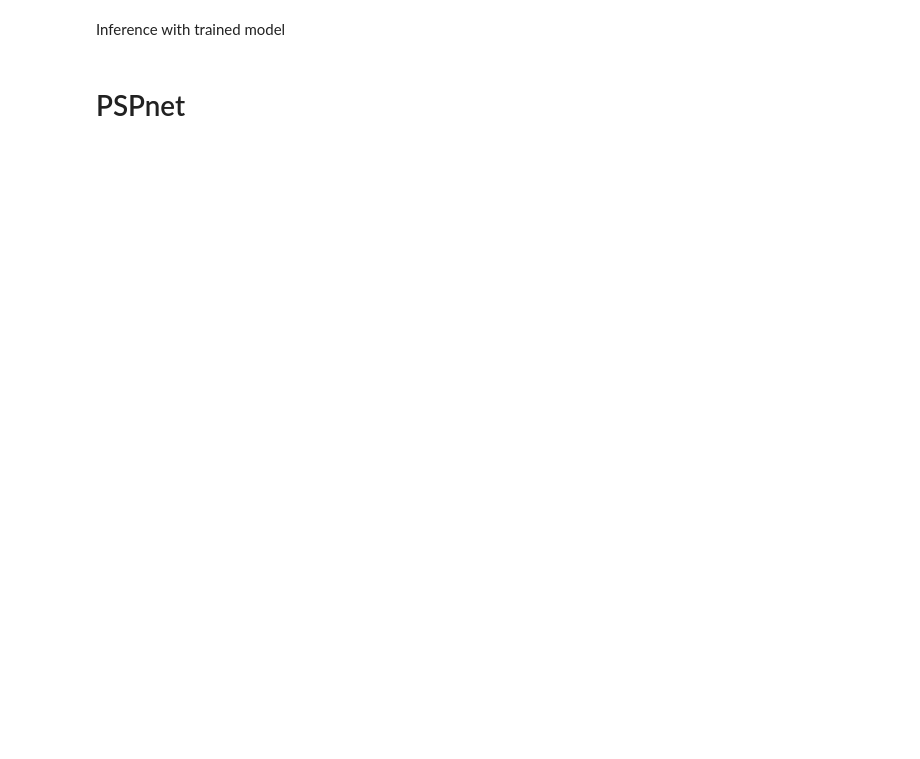
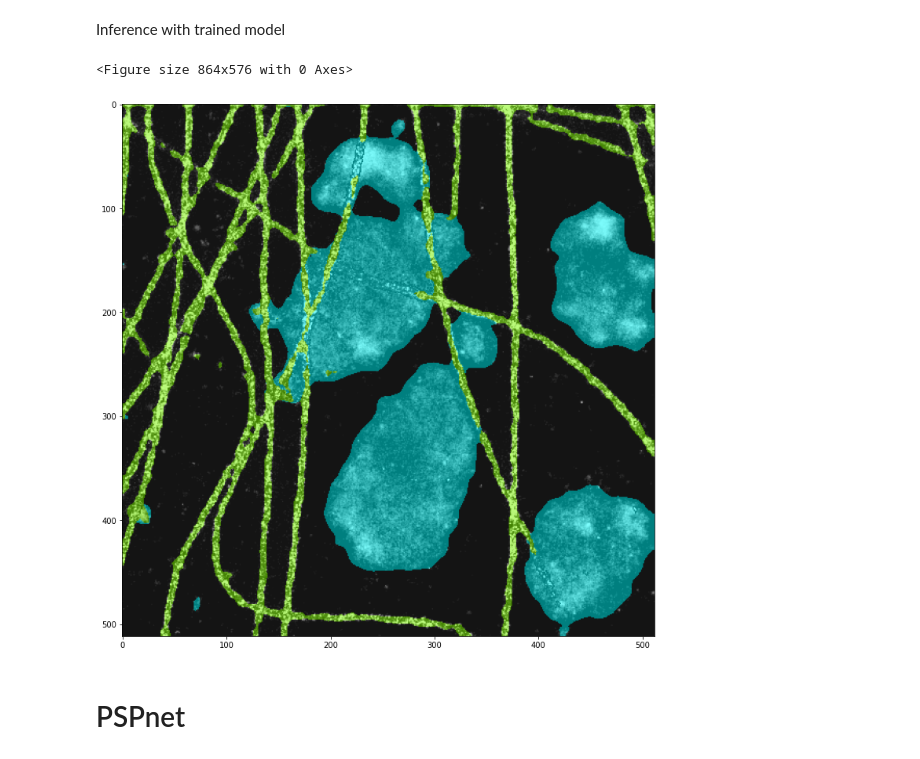
Before and after one commit to androbaza/smlm-seg, a Jupyter notebook: MMSegmentation_SMLM.ipynb, the cells around one changed output. Cells and saved outputs as stored; diff of their text form; code cells hidden in the pictures; blank space fills up the shorter version.

```diff
--- a/MMSegmentation_SMLM.ipynb
+++ b/MMSegmentation_SMLM.ipynb
@@ -347,12 +263,15 @@ Inference with trained model
 # %%
 from mmseg.apis import inference_segmentor, init_segmentor, show_result_pyplot
 
-img = mmcv.imread('/content/drive/MyDrive/MMsegmentation-data/1000c.png')
-
+img = mmcv.imread('../data/combined/images/0003790.png')
+# img = mmcv.imread('../data/test/3k.jpg')
 model.cfg = cfg
 result = inference_segmentor(model, img)
 plt.figure(figsize=(12, 8))
 show_result_pyplot(model, img, result, palette)
+# %% [output]
+<Figure size 864x576 with 0 Axes>
+[figure, added]
 # %% [markdown]
 # PSPnet
 # %%
```
Also changed, not shown: parts of 25 cells of this notebook, 3 other files.
